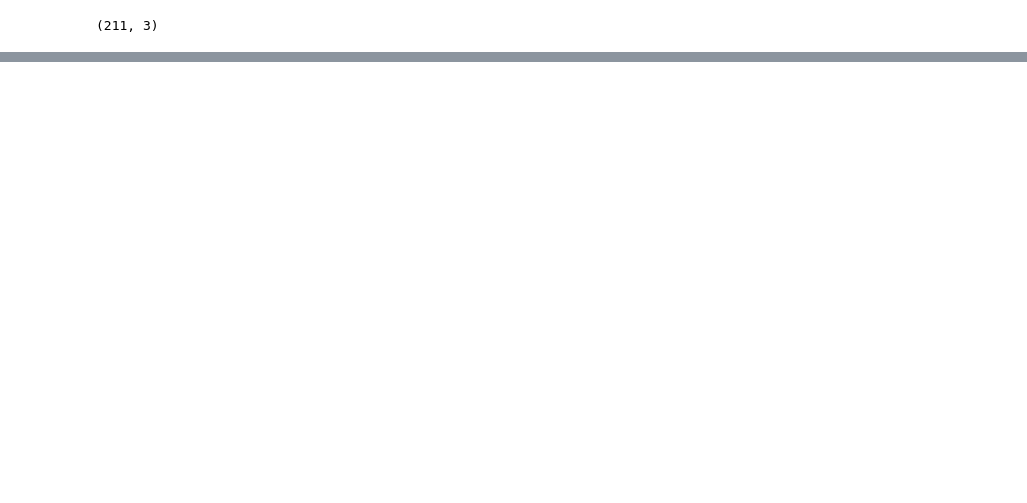
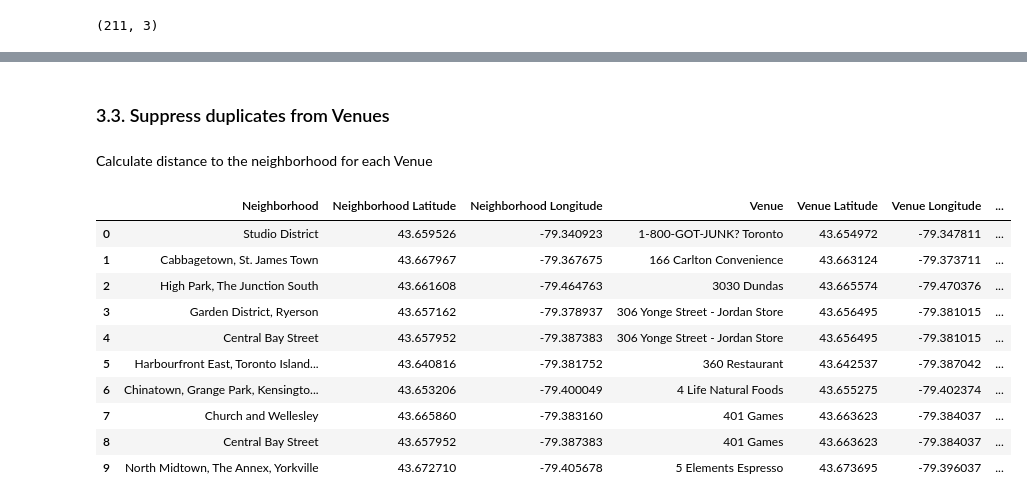
Before and after one commit to paulpreda/coursera_capstone, a Jupyter notebook: Clustering Neighborhoods in Toronto.ipynb, the cells around one changed output, grey strips where cells are left out. Drawn from its saved outputs; the diff is of its cells as text; code cells hidden in the pictures; blank space fills up the shorter version.

```diff
--- a/Clustering Neighborhoods in Toronto.ipynb
+++ b/Clustering Neighborhoods in Toronto.ipynb
@@ -139,0 +265,18 @@ nbhood.shape
+# %%
+# create map of Toronot using latitude and longitude values
+map_toronto = folium.Map(location=[latitude, longitude], zoom_start=12)
+
+# add markers to map
+for lat, lng, label in zip(toronto_data['Latitude'], toronto_data['Longitude'], toronto_data['Neighbourhood']):
+    label = folium.Popup(label, parse_html=True)
+    folium.CircleMarker(
+        [lat, lng],
+        radius=5,
+        popup=label,
+        color='blue',
+        fill=True,
+        fill_color='#3186cc',
+        fill_opacity=0.7,
+        parse_html=False).add_to(map_toronto)
+
+map_toronto
@@ -139,0 +287,9 @@ nbhood.shape
+# %%
+# @hidden_cell
+CLIENT_ID = 'WRGTBGWVIWD1S0LLK0GRGEARWM2GBYEQ1QOP0PSIPNBJHOUT' # your Foursquare ID
+CLIENT_SECRET = 'VALOPUUYGGEAIWKNIW5WVQRIIGYRO2EZJ0LOTKT1JDXXECKF' # your Foursquare Secret
+VERSION = '20180605' # Foursquare API version
+
+#print('Your credentails:')
+#print('CLIENT_ID: ' + CLIENT_ID)
+#print('CLIENT_SECRET:' + CLIENT_SECRET)
@@ -139,0 +341,7 @@ nbhood.shape
+# %%
+# fill in all venues
+
+toronto_venues_with_duplicates = getNearbyVenues(names=toronto_data['Neighbourhood'],
+                                   latitudes=toronto_data['Latitude'],
+                                   longitudes=toronto_data['Longitude']
+                                  )
@@ -139,0 +390,23 @@ nbhood.shape
+# %% [markdown]
+### 3.3. Suppress duplicates from Venues
+# %% [markdown]
+Calculate distance to the neighborhood for each Venue
+# %%
+toronto_venues_with_duplicates['Distance']=np.sqrt((toronto_venues_with_duplicates['Neighborhood Latitude']-toronto_venues_with_duplicates['Venue Latitude'])**2\
+                                   +(toronto_venues_with_duplicates['Neighborhood Longitude']-toronto_venues_with_duplicates['Venue Longitude'])**2)
+# %%
+toronto_venues_with_duplicates.sort_values(by=['Venue', 'Venue Latitude', 'Venue Longitude', 'Distance'], inplace=True)
+toronto_venues_with_duplicates.reset_index(inplace=True, drop=True)
+toronto_venues_with_duplicates.head(10)
+# %% [output]
+|  | Neighborhood | Neighborhood Latitude | Neighborhood Longitude | Venue | Venue Latitude | Venue Longitude | ... |
+| 0 | Studio District | 43.659526 | -79.340923 | 1-800-GOT-JUNK? Toronto | 43.654972 | -79.347811 | ... |
+| 1 | Cabbagetown, St. James Town | 43.667967 | -79.367675 | 166 Carlton Convenience | 43.663124 | -79.373711 | ... |
+| 2 | High Park, The Junction South | 43.661608 | -79.464763 | 3030 Dundas | 43.665574 | -79.470376 | ... |
+| 3 | Garden District, Ryerson | 43.657162 | -79.378937 | 306 Yonge Street - Jordan Store | 43.656495 | -79.381015 | ... |
+| 4 | Central Bay Street | 43.657952 | -79.387383 | 306 Yonge Street - Jordan Store | 43.656495 | -79.381015 | ... |
+| 5 | Harbourfront East, Toronto Island... | 43.640816 | -79.381752 | 360 Restaurant | 43.642537 | -79.387042 | ... |
+| 6 | Chinatown, Grange Park, Kensingto... | 43.653206 | -79.400049 | 4 Life Natural Foods | 43.655275 | -79.402374 | ... |
+| 7 | Church and Wellesley | 43.665860 | -79.383160 | 401 Games | 43.663623 | -79.384037 | ... |
+| 8 | Central Bay Street | 43.657952 | -79.387383 | 401 Games | 43.663623 | -79.384037 | ... |
+| 9 | North Midtown, The Annex, Yorkville | 43.672710 | -79.405678 | 5 Elements Espresso | 43.673695 | -79.396037 | ... |
```
Also changed, not shown: parts of 91 cells of this notebook.
